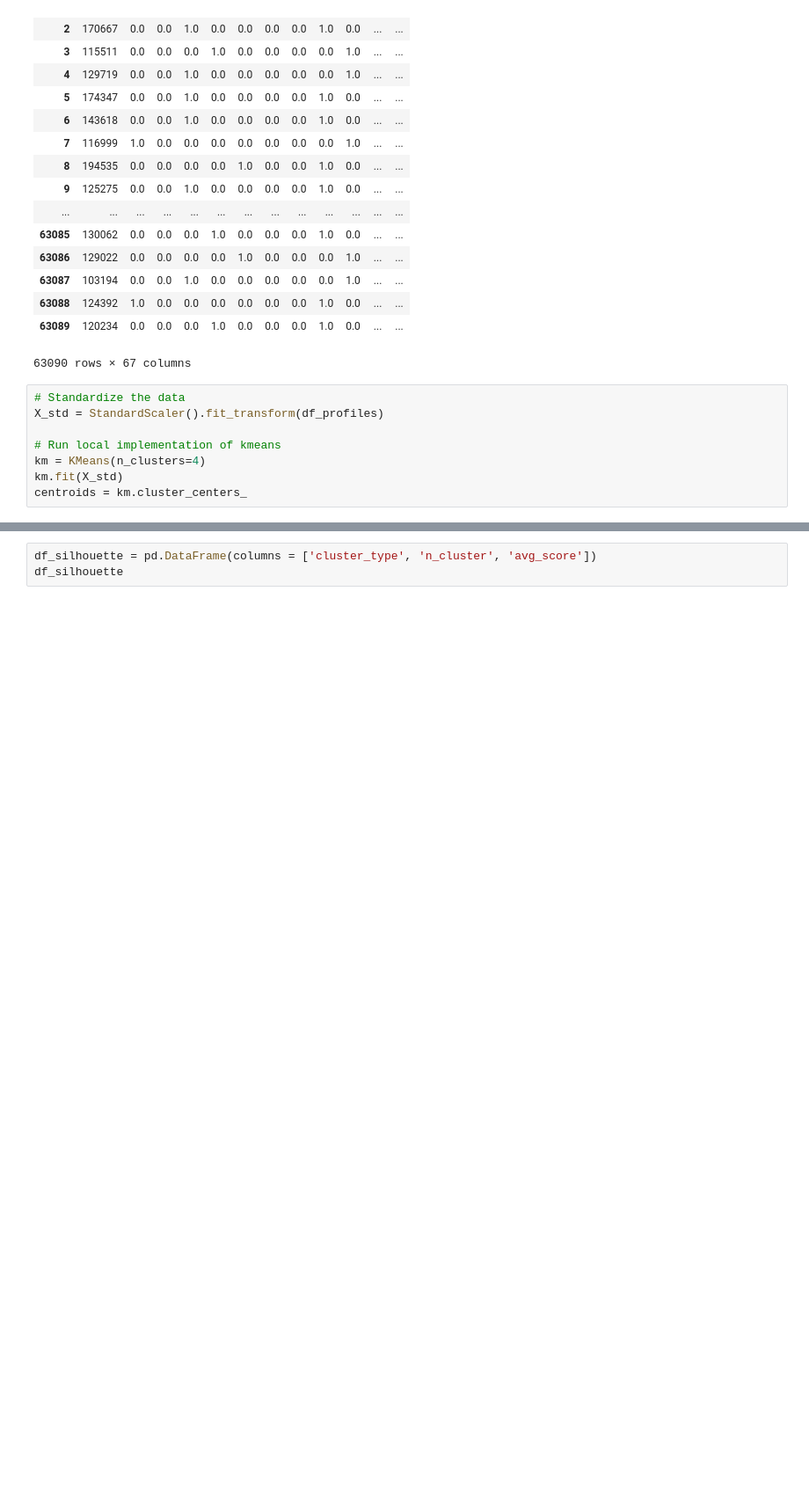
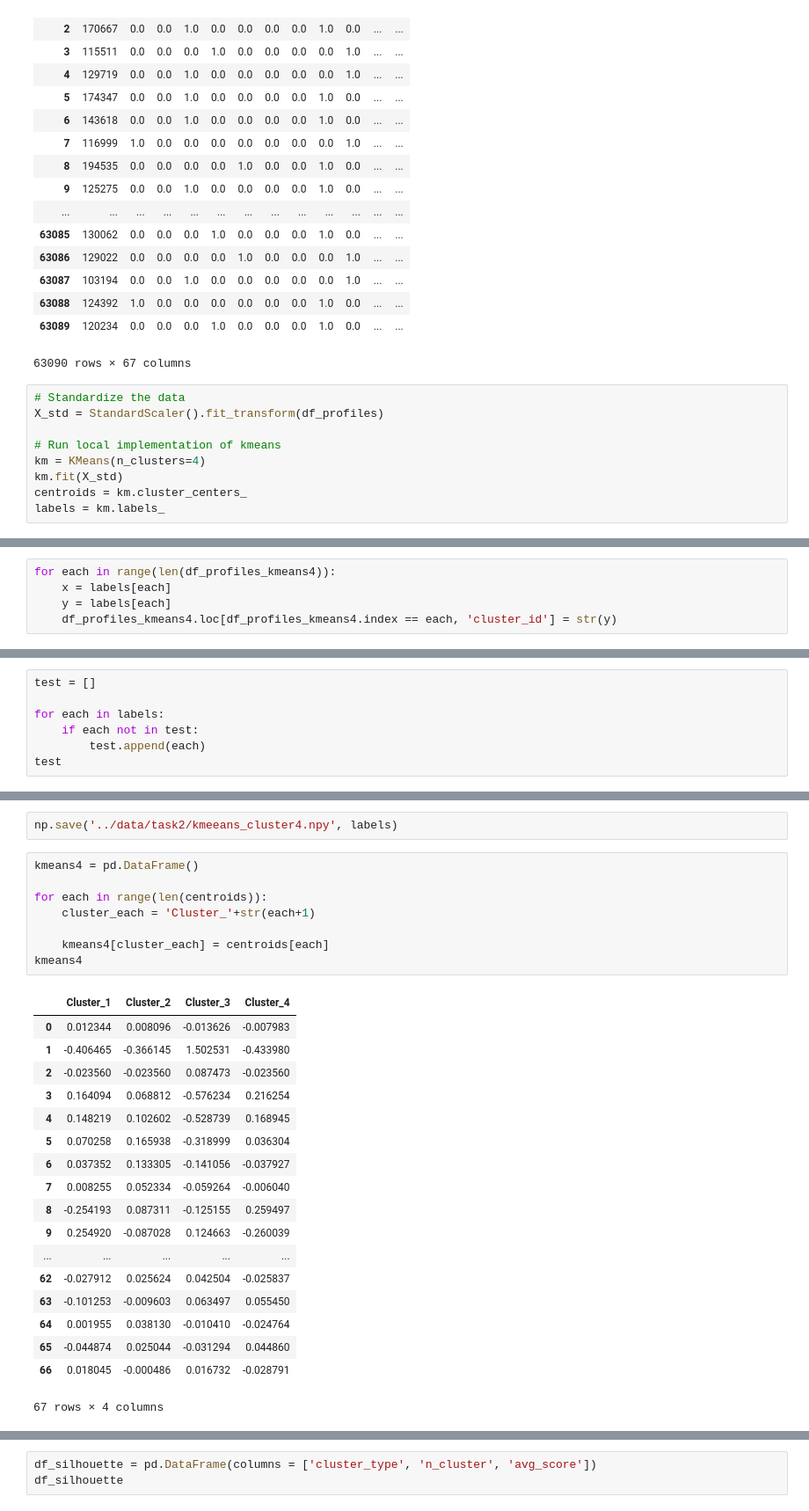
Before and after one commit to AlessandroVol23/kdd-cup-2019, a Jupyter notebook: notebooks/110_LN_kmeans.ipynb, the cells around one changed output, grey strips where cells are left out. Shown at 88% size. Cells and saved outputs as stored; diff of their text form; blank space fills up the shorter version.

```diff
--- a/notebooks/110_LN_kmeans.ipynb
+++ b/notebooks/110_LN_kmeans.ipynb
@@ -38,3 +38,4 @@ X_std = StandardScaler().fit_transform(df_profiles)
 km = KMeans(n_clusters=4)
 km.fit(X_std)
 centroids = km.cluster_centers_
+labels = km.labels_
@@ -40,0 +50,5 @@ centroids = km.cluster_centers_
+# %%
+for each in range(len(df_profiles_kmeans4)):
+    x = labels[each]
+    y = labels[each]
+    df_profiles_kmeans4.loc[df_profiles_kmeans4.index == each, 'cluster_id'] = str(y)
@@ -40,0 +76,7 @@ centroids = km.cluster_centers_
+# %%
+test = []
+
+for each in labels:
+    if each not in test:
+        test.append(each)
+test
@@ -60,0 +107,29 @@ array([[-1.31316396e-02,  1.72089307e+00,  9.15664502e-02,
+# %%
+np.save('../data/task2/kmeeans_cluster4.npy', labels)
+# %%
+kmeans4 = pd.DataFrame()
+
+for each in range(len(centroids)):
+    cluster_each = 'Cluster_'+str(each+1)
+
+    kmeans4[cluster_each] = centroids[each]
+kmeans4
+# %% [output]
+|  | Cluster_1 | Cluster_2 | Cluster_3 | Cluster_4 |
+| 0 | 0.012344 | 0.008096 | -0.013626 | -0.007983 |
+| 1 | -0.406465 | -0.366145 | 1.502531 | -0.433980 |
+| 2 | -0.023560 | -0.023560 | 0.087473 | -0.023560 |
+| 3 | 0.164094 | 0.068812 | -0.576234 | 0.216254 |
+| 4 | 0.148219 | 0.102602 | -0.528739 | 0.168945 |
+| 5 | 0.070258 | 0.165938 | -0.318999 | 0.036304 |
+| 6 | 0.037352 | 0.133305 | -0.141056 | -0.037927 |
+| 7 | 0.008255 | 0.052334 | -0.059264 | -0.006040 |
+| 8 | -0.254193 | 0.087311 | -0.125155 | 0.259497 |
+| 9 | 0.254920 | -0.087028 | 0.124663 | -0.260039 |
+| ... | ... | ... | ... | ... |
+| 62 | -0.027912 | 0.025624 | 0.042504 | -0.025837 |
+| 63 | -0.101253 | -0.009603 | 0.063497 | 0.055450 |
+| 64 | 0.001955 | 0.038130 | -0.010410 | -0.024764 |
+| 65 | -0.044874 | 0.025044 | -0.031294 | 0.044860 |
+| 66 | 0.018045 | -0.000486 | 0.016732 | -0.028791 |
+67 rows × 4 columns
```
Also changed, not shown: parts of 38 cells of this notebook, 11 other files.
